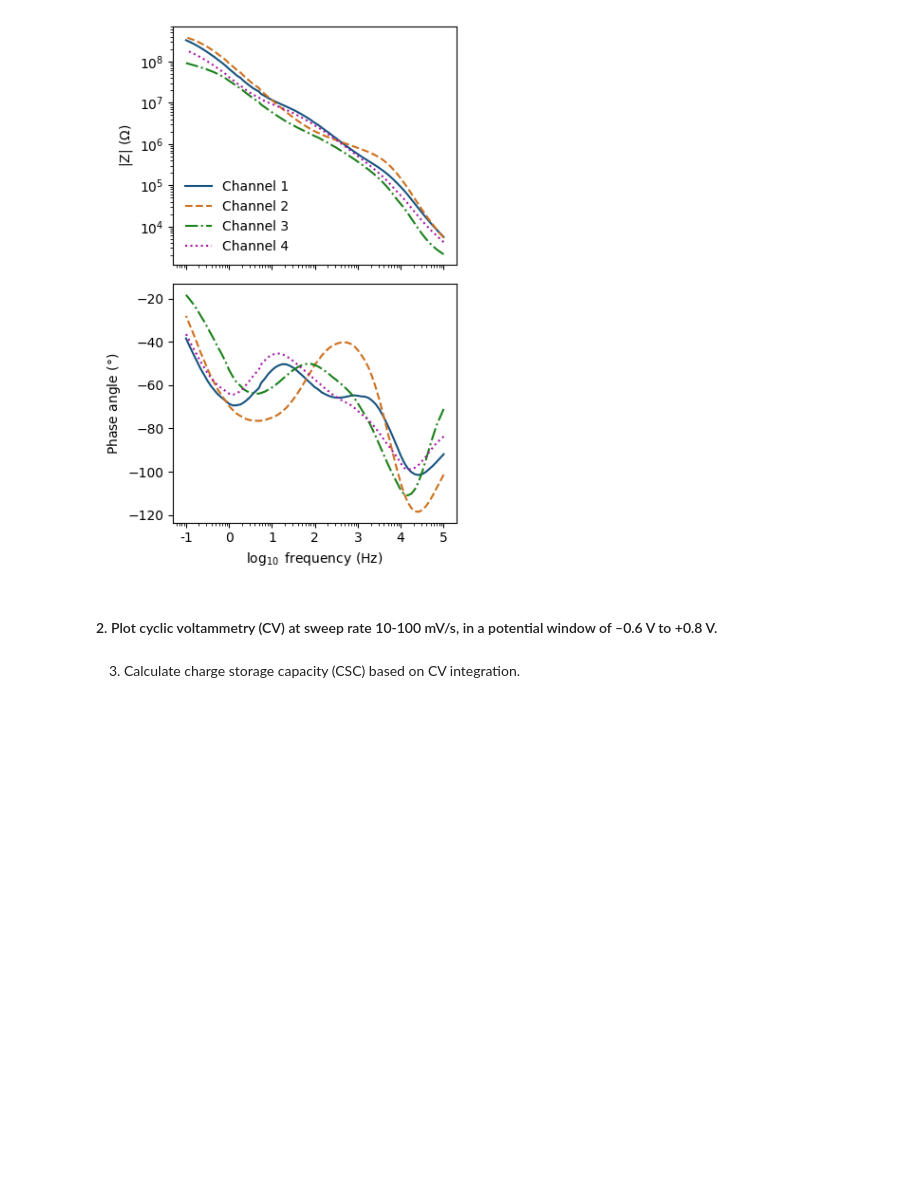
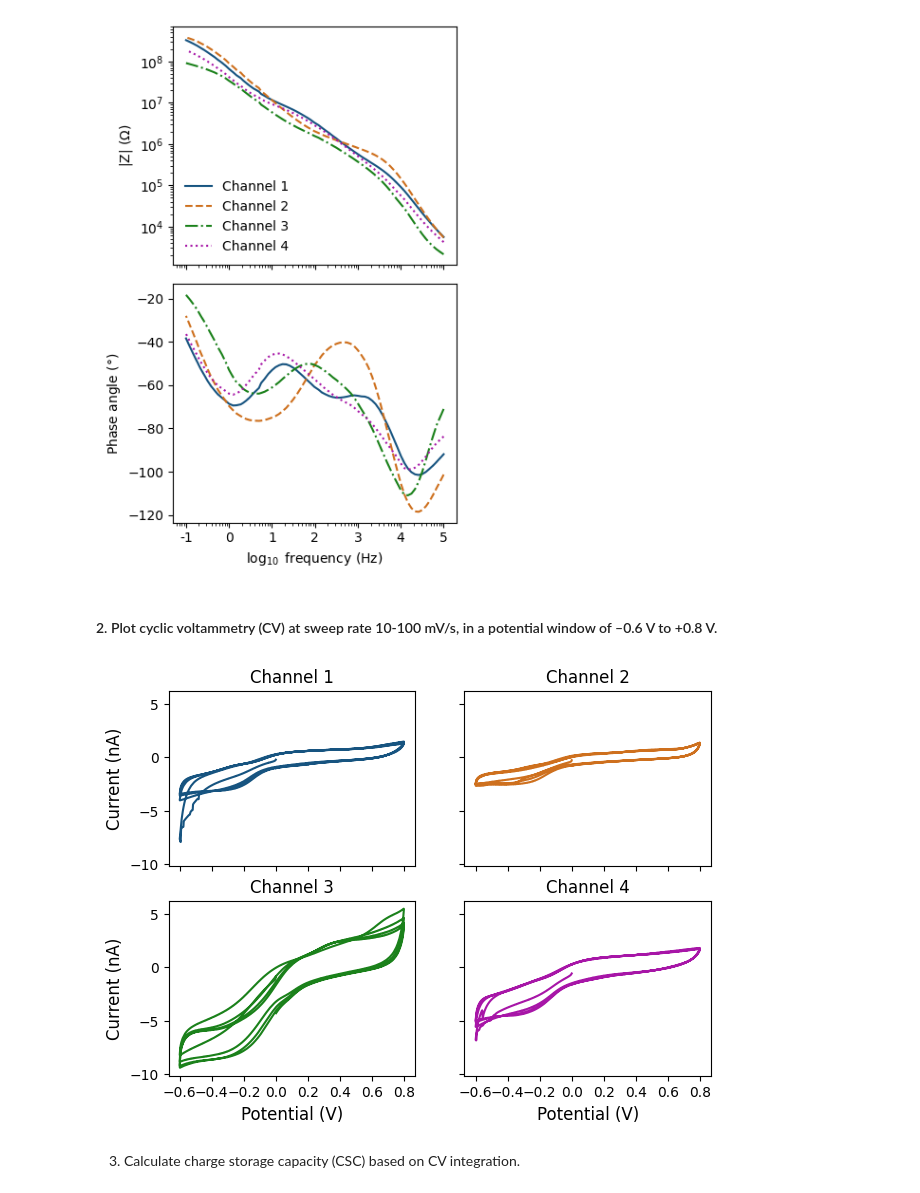
Before and after one commit to mohammadmundiwala/Flexible-Electronics, a Jupyter notebook: lab-1/data_analysis.ipynb, the cells around one changed output. Saved outputs shown, nothing was run; the diff lists cells and outputs as text; code cells hidden in the pictures; blank space fills up the shorter version.

Commit message:
second plot cv panel

```diff
--- a/lab-1/data_analysis.ipynb
+++ b/lab-1/data_analysis.ipynb
@@ -93,6 +93,34 @@ plt.show()
 [figure]
 # %% [markdown]
 #### 2. Plot cyclic voltammetry (CV) at sweep rate 10-100 mV/s, in a potential window of –0.6 V to +0.8 V.
+# %%
+# read in data
+cv_c1 = pd.read_csv('data/Small device 2 Ch 1 CV Day 0.txt',
+                     skiprows=40, delimiter=",", engine='python')
+cv_c2 = pd.read_csv('data/Small device 2 Ch 2 CV Day 0.txt',
+                     skiprows=40, delimiter=",", engine='python')
+cv_c3 = pd.read_csv('data/Small device 2 Ch 3 CV Day 0.txt',
+                     skiprows=40, delimiter=",", engine='python')
+cv_c4 = pd.read_csv('data/Small device 2 Ch 4 CV Day 0.txt',
+                     skiprows=40, delimiter=",", engine='python')
+# %%
+channels = [cv_c1, cv_c2, cv_c3, cv_c4] #new channels
+
+fig, axs = plt.subplots(2, 2, figsize=(7, 5), sharex=True, sharey=True)
+for i, (df, title, color) in enumerate(zip(channels, titles, colors)):
+    ax = axs[i // 2, i % 2]
+    # convert to nA
+    ax.plot(df['Potential/V'], df[' Current/A'] * 1e9, label=title, color=color)
+    ax.set_title(title, fontsize=12)
+    if i % 2 == 0:
+        ax.set_ylabel('Current (nA)', fontsize=12)
+    if i // 2 == 1:
+        ax.set_xlabel('Potential (V)', fontsize=12)
+        ax.set_xticks(np.arange(-0.6, 0.81, 0.2))
+
+# fig.savefig('figs/cv_plot2_v1.pdf', dpi=300)
+# %% [output]
+[figure, added]
 # %% [markdown]
 3. Calculate charge storage capacity (CSC) based on CV integration.
 # %% [markdown]
```
Also changed, not shown: 1 other file.
